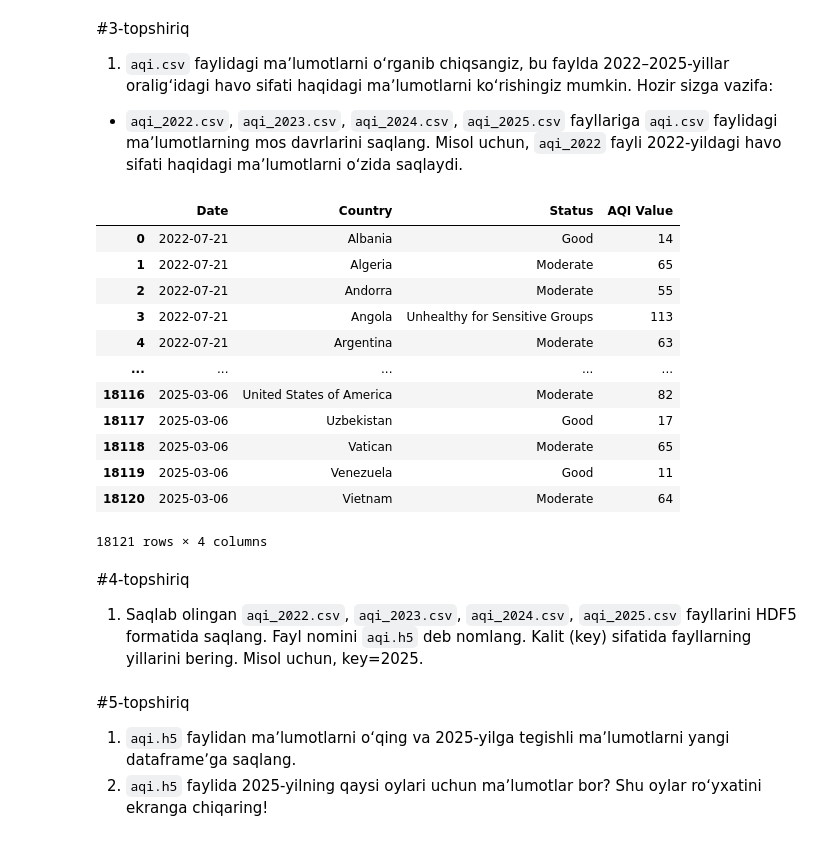
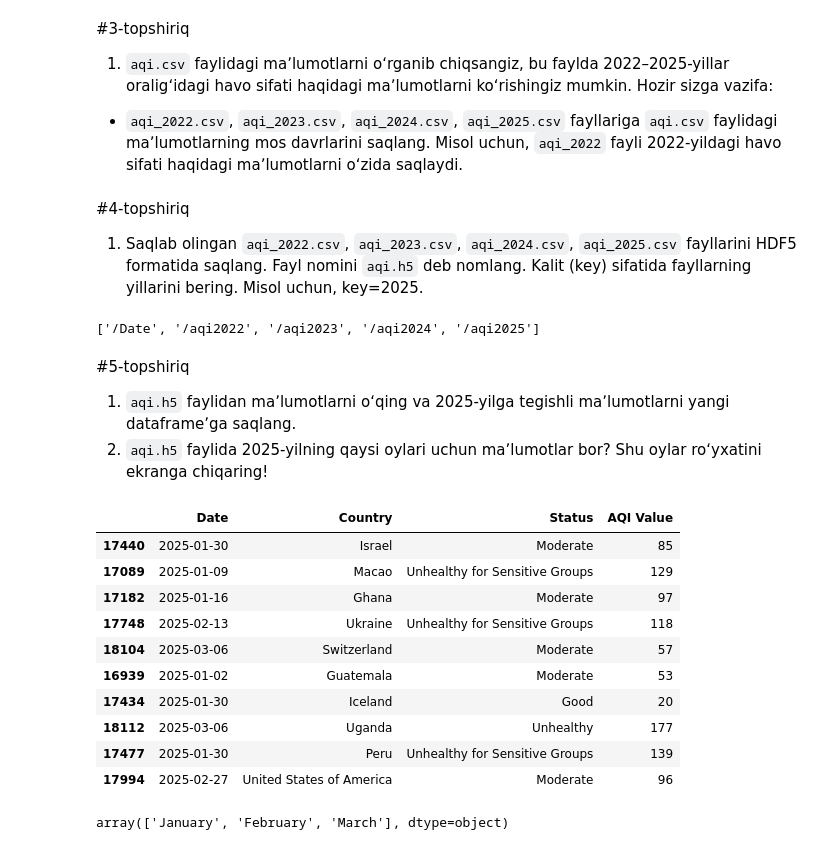
Before and after one commit to Xusanman/data-science-ai, a Jupyter notebook: 3-malumotlarga-ishlov-berish/HDF5 boʻyicha amaliy vazifa.ipynb, the cells around one changed output. Saved outputs shown, nothing was run; the diff lists cells and outputs as text; code cells hidden in the pictures.

```diff
--- a/3-malumotlarga-ishlov-berish/HDF5 boʻyicha amaliy vazifa.ipynb
+++ b/3-malumotlarga-ishlov-berish/HDF5 boʻyicha amaliy vazifa.ipynb
@@ -111,19 +96,3 @@ uzaqi2024.head(10)
 #3-topshiriq
 1. `aqi.csv` faylidagi maʼlumotlarni oʻrganib chiqsangiz, bu faylda 2022–2025-yillar oraligʻidagi havo sifati haqidagi maʼlumotlarni koʻrishingiz mumkin. Hozir sizga vazifa:
   * `aqi_2022.csv`, `aqi_2023.csv`, `aqi_2024.csv`, `aqi_2025.csv`  fayllariga `aqi.csv` faylidagi maʼlumotlarning mos davrlarini saqlang. Misol uchun, `aqi_2022` fayli 2022-yildagi havo sifati haqidagi maʼlumotlarni oʻzida saqlaydi.
-# %%
-aqi
-# %% [output]
-|  | Date | Country | Status | AQI Value |
-| 0 | 2022-07-21 | Albania | Good | 14 |
-| 1 | 2022-07-21 | Algeria | Moderate | 65 |
-| 2 | 2022-07-21 | Andorra | Moderate | 55 |
-| 3 | 2022-07-21 | Angola | Unhealthy for Sensitive Groups | 113 |
-| 4 | 2022-07-21 | Argentina | Moderate | 63 |
-| ... | ... | ... | ... | ... |
-| 18116 | 2025-03-06 | United States of America | Moderate | 82 |
-| 18117 | 2025-03-06 | Uzbekistan | Good | 17 |
-| 18118 | 2025-03-06 | Vatican | Moderate | 65 |
-| 18119 | 2025-03-06 | Venezuela | Good | 11 |
-| 18120 | 2025-03-06 | Vietnam | Moderate | 64 |
-18121 rows × 4 columns
@@ -135,3 +122,17 @@ aqi
+# %%
+# 4. HDF5 fayl yaratib olish
+hdfaqi = pd.HDFStore("aqi.h5")
+# %%
+# 4.1 Kalit (key) sifatida fayllarning yillarini berish
+
+hdfaqi.put('aqi2022', aqi2022)
+hdfaqi.put('aqi2023', aqi2023)
+hdfaqi.put('aqi2024', aqi2024)
+hdfaqi.put('aqi2025', aqi2025)
+
+hdfaqi.keys()
+# %% [output]
+['/Date', '/aqi2022', '/aqi2023', '/aqi2024', '/aqi2025']
 # %% [markdown]
 #5-topshiriq
 1. `aqi.h5` faylidan maʼlumotlarni oʻqing va 2025-yilga tegishli maʼlumotlarni yangi dataframeʼga saqlang.
@@ -140,0 +140,22 @@ aqi
+# %%
+# 5. aqi.h5 falidan ma'lumotlarni o'qish va aqi25 df ga saqlash
+aqi25 = hdfaqi['aqi2025']
+aqi25.sample(10)
+# %% [output]
+|  | Date | Country | Status | AQI Value |
+| 17440 | 2025-01-30 | Israel | Moderate | 85 |
+| 17089 | 2025-01-09 | Macao | Unhealthy for Sensitive Groups | 129 |
+| 17182 | 2025-01-16 | Ghana | Moderate | 97 |
+| 17748 | 2025-02-13 | Ukraine | Unhealthy for Sensitive Groups | 118 |
+| 18104 | 2025-03-06 | Switzerland | Moderate | 57 |
+| 16939 | 2025-01-02 | Guatemala | Moderate | 53 |
+| 17434 | 2025-01-30 | Iceland | Good | 20 |
+| 18112 | 2025-03-06 | Uganda | Unhealthy | 177 |
+| 17477 | 2025-01-30 | Peru | Unhealthy for Sensitive Groups | 139 |
+| 17994 | 2025-02-27 | United States of America | Moderate | 96 |
+# %%
+# 5.1 aqi.h5 faylida 2025-yilning oy (Month) ma'lumotlarini ekranga chiqarish
+aqi25['Month'] = aqi25['Date'].dt.month_name()
+aqi25['Month'].unique()
+# %% [output]
+array(['January', 'February', 'March'], dtype=object)
```
Also changed, not shown: parts of 10 cells of this notebook.
